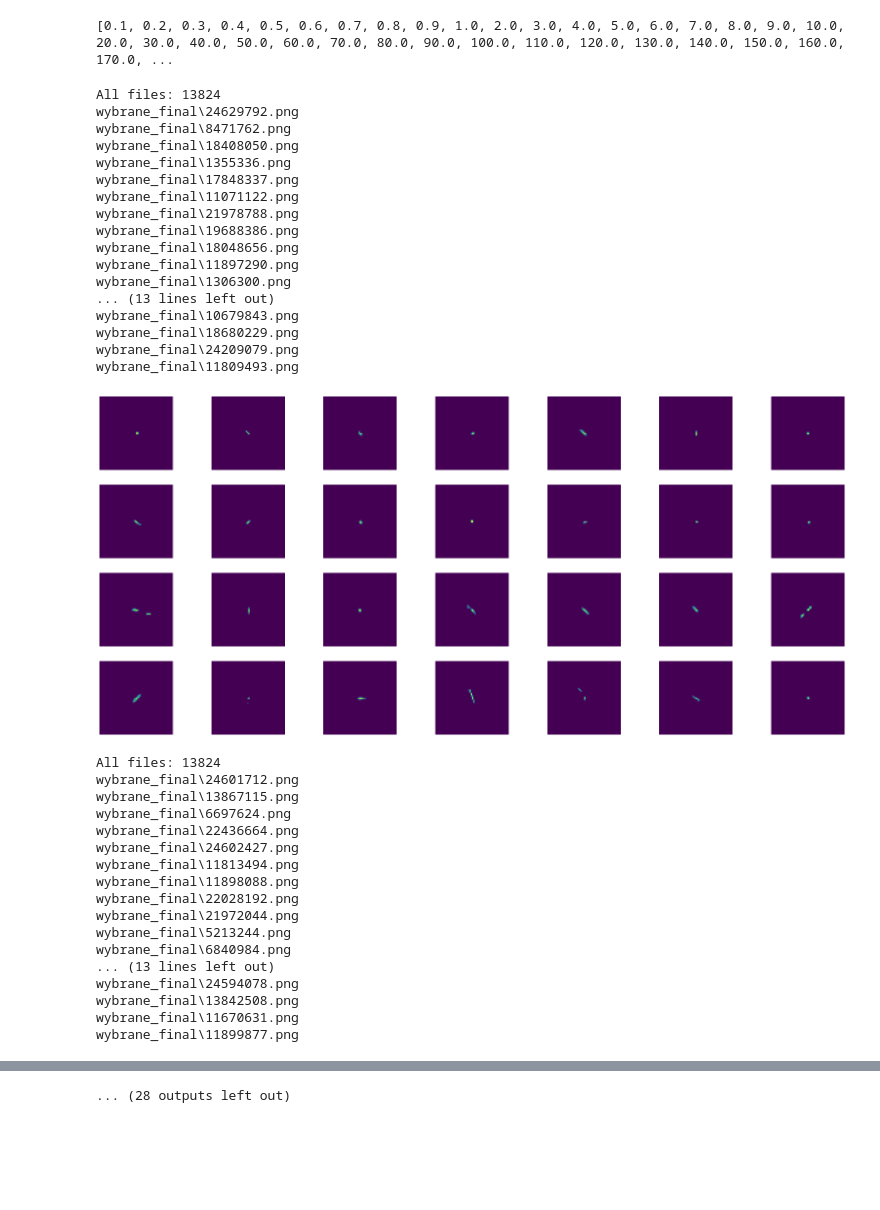
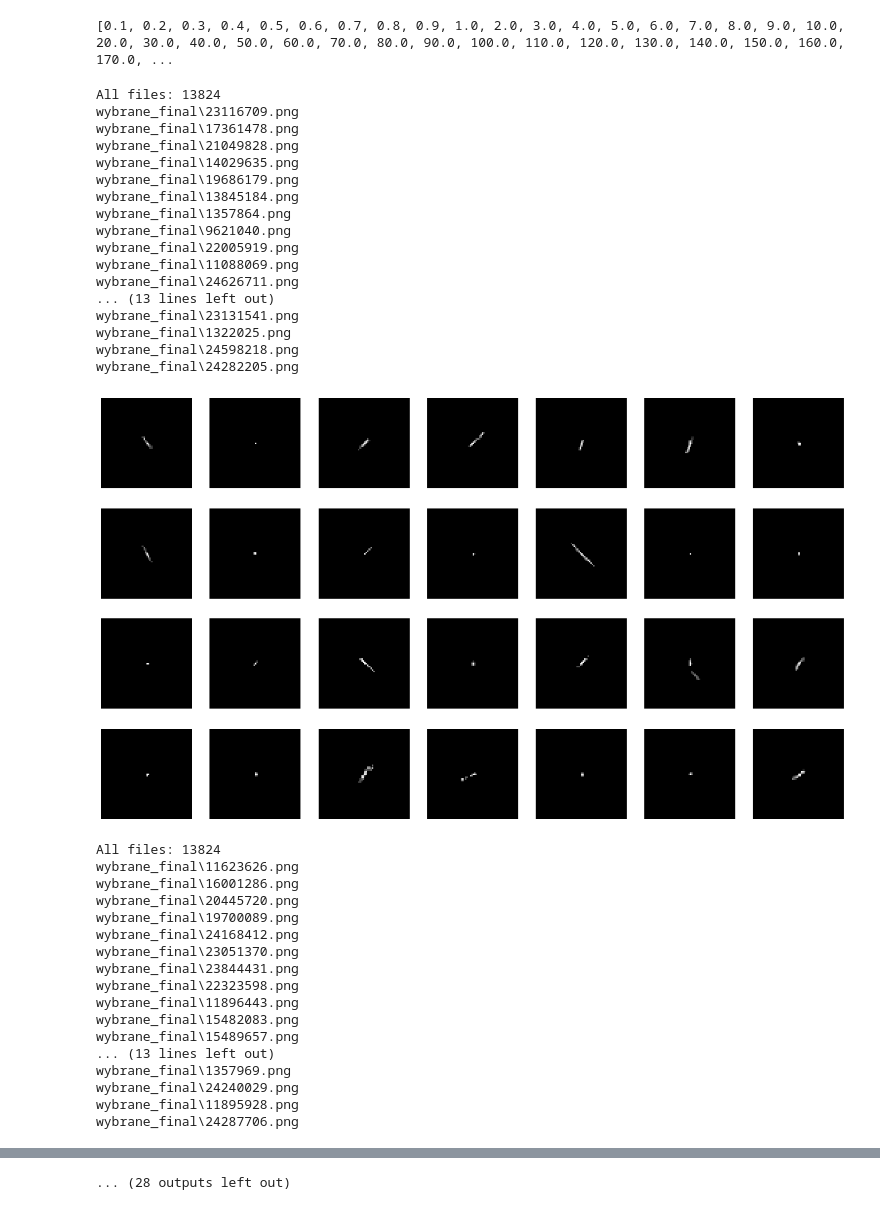
Before and after one commit to marp-science/credo-anomalies, a Jupyter notebook: thv2_04_train_and_generate_embedding_find_3sigma_random.ipynb, the cells around one changed output, grey strips where cells are left out. Saved outputs shown, nothing was run; the diff lists cells and outputs as text; code cells hidden in the pictures; blank space fills up the shorter version.

```diff
--- a/thv2_04_train_and_generate_embedding_find_3sigma_random.ipynb
+++ b/thv2_04_train_and_generate_embedding_find_3sigma_random.ipynb
@@ -228,58 +228,59 @@ looking_ms = [3, 4, 5, 6, 7, 8]
 # %%
 from random import randrange
 import matplotlib.pyplot as plt
 
 for i in range(20):
-    fig = plt.figure(figsize=(28, 16))
+    fig = plt.figure(figsize=(19, 14))
     columns = 7
     rows = int(28 / 7) + 1
 
     print('All files: %d' % len(all_files))
 
     for aaa in range(28):
         index = randrange(len(all_files))
         img_help = load_image(all_files[index], False)
         print(all_files[index])
 
         aaa1 = aaa + 1
         r = fig.add_subplot(rows, columns, aaa1)
         r.axis("off")
-        plt.imshow(img_help)
+        plt.imshow(img_help, cmap='gray', vmin=0, vmax=1, interpolation='none')
+        plt.savefig('paper/random_%d.svg' % i)
 
     plt.show()
 # %% [output]
 All files: 13824
-wybrane_final\24629792.png
-wybrane_final\8471762.png
-wybrane_final\18408050.png
-wybrane_final\1355336.png
-wybrane_final\17848337.png
-wybrane_final\11071122.png
-wybrane_final\21978788.png
-wybrane_final\19688386.png
-wybrane_final\18048656.png
-wybrane_final\11897290.png
-wybrane_final\1306300.png
+wybrane_final\23116709.png
+wybrane_final\17361478.png
+wybrane_final\21049828.png
+wybrane_final\14029635.png
+wybrane_final\19686179.png
+wybrane_final\13845184.png
+wybrane_final\1357864.png
+wybrane_final\9621040.png
+wybrane_final\22005919.png
+wybrane_final\11088069.png
+wybrane_final\24626711.png
 ... (13 lines left out)
-wybrane_final\10679843.png
-wybrane_final\18680229.png
-wybrane_final\24209079.png
-wybrane_final\11809493.png
+wybrane_final\23131541.png
+wybrane_final\1322025.png
+wybrane_final\24598218.png
+wybrane_final\24282205.png
-[figure, old version]
+[figure, new version]
 All files: 13824
-wybrane_final\24601712.png
-wybrane_final\13867115.png
-wybrane_final\6697624.png
-wybrane_final\22436664.png
-wybrane_final\24602427.png
-wybrane_final\11813494.png
-wybrane_final\11898088.png
-wybrane_final\22028192.png
-wybrane_final\21972044.png
-wybrane_final\5213244.png
-wybrane_final\6840984.png
+wybrane_final\11623626.png
+wybrane_final\16001286.png
+wybrane_final\20445720.png
+wybrane_final\19700089.png
+wybrane_final\24168412.png
+wybrane_final\23051370.png
+wybrane_final\23844431.png
+wybrane_final\22323598.png
+wybrane_final\11896443.png
+wybrane_final\15482083.png
+wybrane_final\15489657.png
 ... (13 lines left out)
-wybrane_final\24594078.png
-wybrane_final\13842508.png
-wybrane_final\11670631.png
-wybrane_final\11899877.png
+wybrane_final\1357969.png
+wybrane_final\24240029.png
+wybrane_final\11895928.png
+wybrane_final\24287706.png
```
Also changed, not shown: parts of 1 cell of this notebook.
